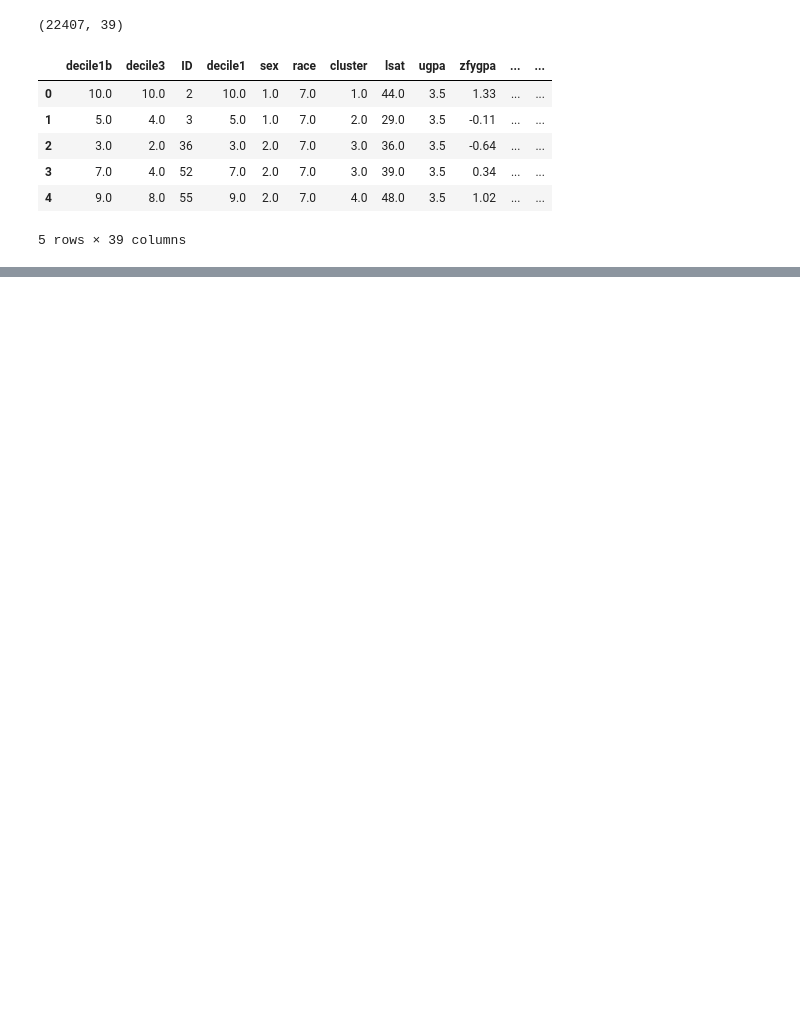
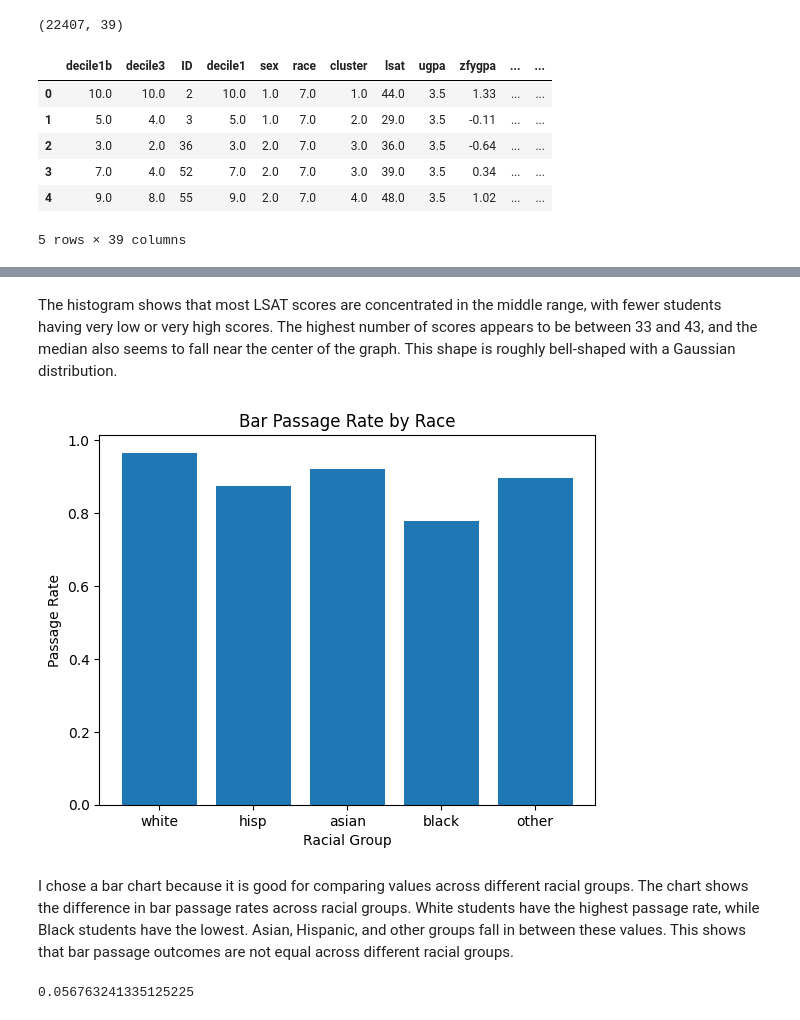
Before and after one commit to Rmh4bu/Bar-Passage-Rate-Disparities, a Jupyter notebook: bar_pass_analysis.ipynb, the cells around one changed output, grey strips where cells are left out. Drawn from its saved outputs; the diff is of its cells as text; code cells hidden in the pictures; blank space fills up the shorter version.

```diff
--- a/bar_pass_analysis.ipynb
+++ b/bar_pass_analysis.ipynb
@@ -23,6 +24,15 @@ df.head()
 | 4 | 9.0 | 8.0 | 55 | 9.0 | 2.0 | 7.0 | 4.0 | 48.0 | 3.5 | 1.02 | ... | ... |
 5 rows × 39 columns
 # %%
-import os
-os.listdir()
+#Step 2: For Loop With Running Counter
+#This counts how many students passed the bar exam in the first 100 rows.
+#The counter tracks total number of passes.
+
+count = 0
+
+for i in range(100):
+    if df.loc[i, "bar_passed"] == True:
+        count = count + 1
+
+print("Number of students who passed (first 100 rows):", count)
 # %% [output]
@@ -29,0 +156,54 @@ os.listdir()
+# %% [markdown]
+The histogram shows that most LSAT scores are concentrated in the middle range, with fewer students having very low or very high scores. The highest number of scores appears to be between 33 and 43, and the median also seems to fall near the center of the graph. This shape is roughly bell-shaped with a Gaussian distribution.
+# %%
+#Step 7: Two Plots With Matplotlib - Part B
+#Bar chart - bar passage rates differ across racial group.
+
+results = {}
+
+for i in range(len(df)):
+    race = df.loc[i, "race1"]
+    passed = df.loc[i, "bar_passed"]
+
+    #Skip missing values
+    if race != race:
+        continue
+
+    if race not in results:
+        results[race] = [0, 0]
+
+    results[race][1] += 1
+
+    if passed == True:
+        results[race][0] += 1
+
+for race in results:
+    results[race] = results[race][0] / results[race][1]
+
+
+plt.bar(results.keys(), results.values())
+
+plt.title("Bar Passage Rate by Race")
+plt.xlabel("Racial Group")
+plt.ylabel("Passage Rate")
+plt.show()
+# %% [output]
+[figure, added]
+# %% [markdown]
+I chose a bar chart because it is good for comparing values across different racial groups. The chart shows the difference in bar passage rates across racial groups. White students have the highest passage rate, while Black students have the lowest. Asian, Hispanic, and other groups fall in between these values. This shows that bar passage outcomes are not equal across different racial groups.
+# %%
+#Step 8: Linear Regression
+#Tests whether LSAT scores can predict bar passage outcomes.
+
+from sklearn.linear_model import LinearRegression
+
+#features (inputs)
+X = df[["lsat"]]
+y = df["bar_passed"].astype(int)
+
+model = LinearRegression()
+model.fit(X, y)
+
+print(model.score(X,y))
+# %% [output]
+0.056763241335125225
```
Also changed, not shown: parts of 8 cells of this notebook.
